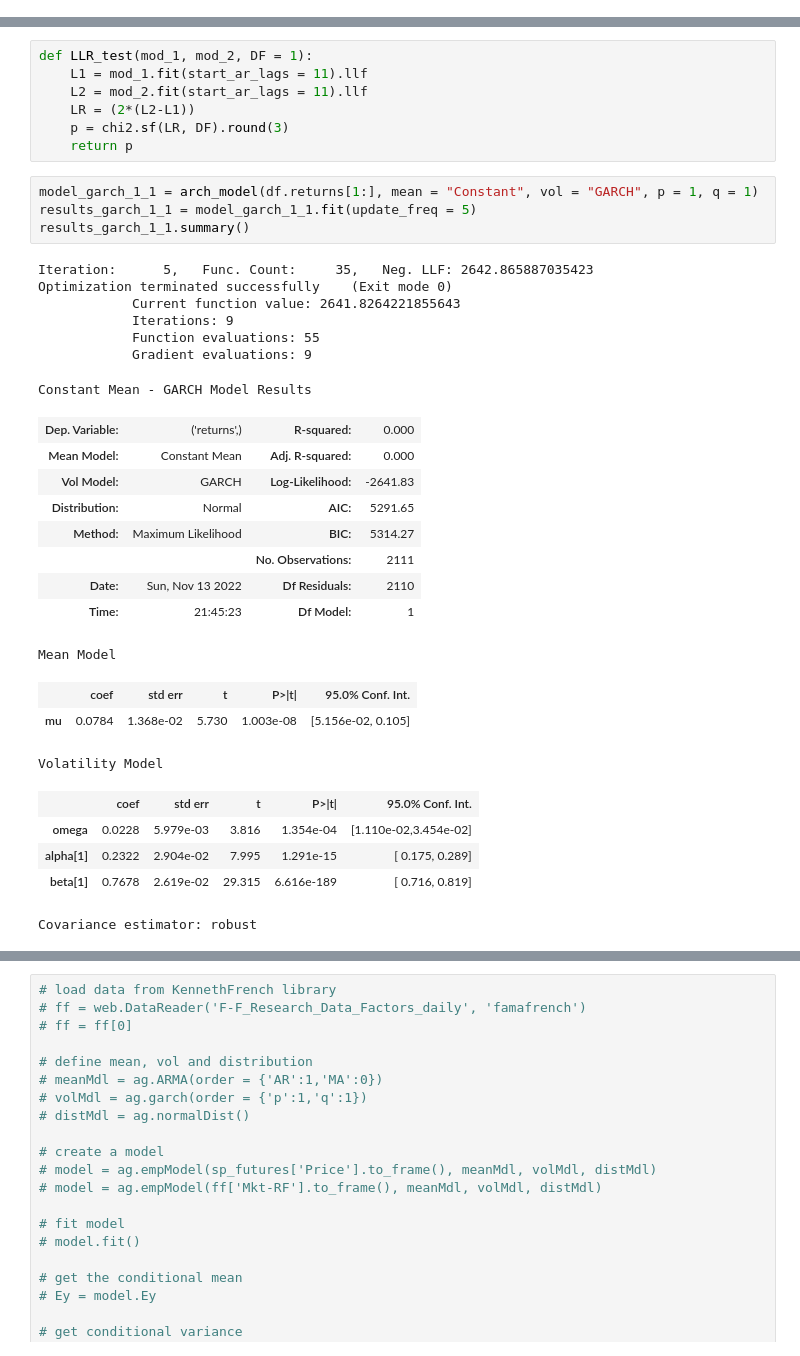
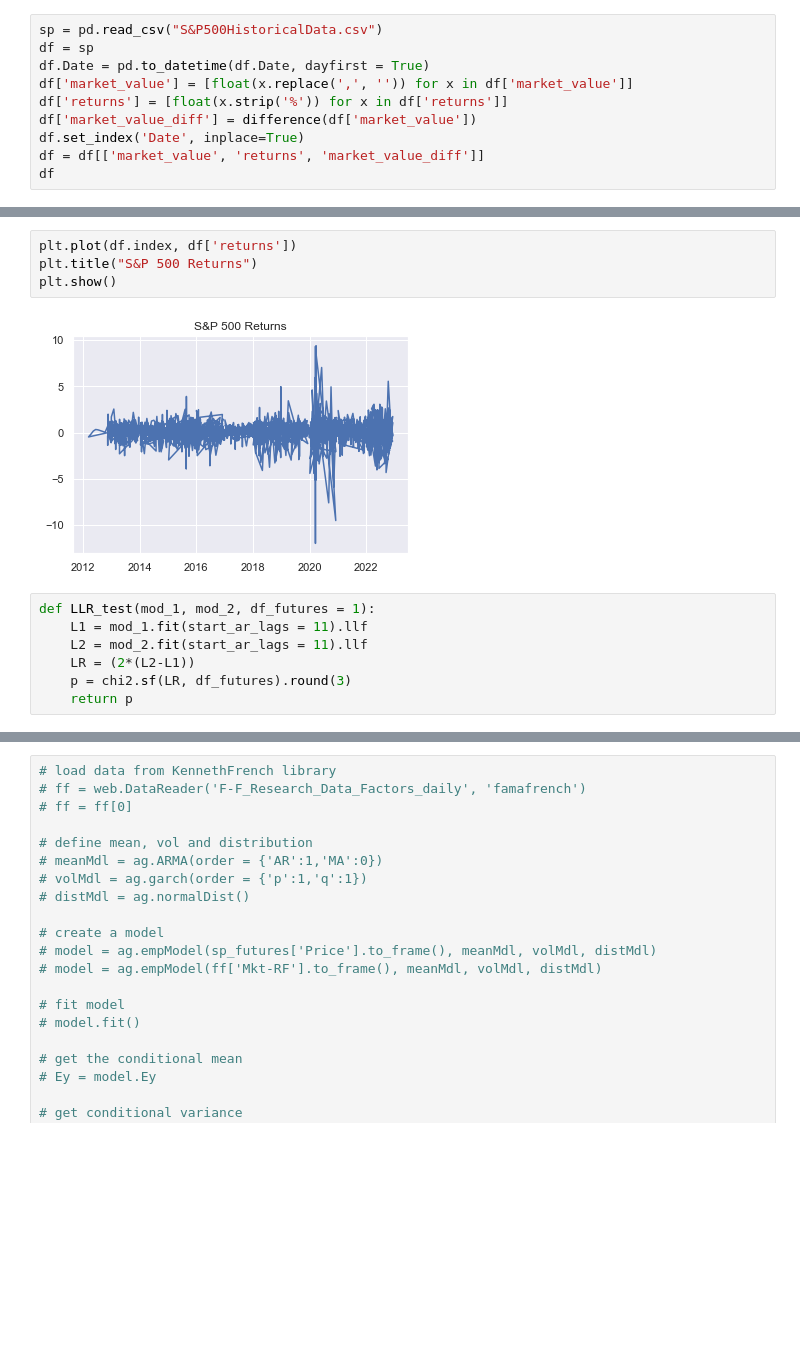
Before and after one commit to alexanderlerner/stats207project, a Jupyter notebook: garch_model.ipynb, the cells around one changed output, grey strips where cells are left out. Cells and saved outputs as stored; diff of their text form; blank space fills up the shorter version.

```diff
--- a/garch_model.ipynb
+++ b/garch_model.ipynb
@@ -58,0 +66,10 @@ See the caveats in the documentation: https://pandas.pydata.org/pandas-docs/stab
+# %%
+sp = pd.read_csv("S&P500HistoricalData.csv")
+df = sp
+df.Date = pd.to_datetime(df.Date, dayfirst = True)
+df['market_value'] = [float(x.replace(',', '')) for x in df['market_value']]
+df['returns'] = [float(x.strip('%')) for x in df['returns']]
+df['market_value_diff'] = difference(df['market_value'])
+df.set_index('Date', inplace=True)
+df = df[['market_value', 'returns', 'market_value_diff']]
+df
@@ -59,36 +91,13 @@ See the caveats in the documentation: https://pandas.pydata.org/pandas-docs/stab
+# %%
+plt.plot(df.index, df['returns'])
+plt.title("S&P 500 Returns")
+plt.show()
+# %% [output]
+[figure, added]
 # %%
-def LLR_test(mod_1, mod_2, DF = 1):
+def LLR_test(mod_1, mod_2, df_futures = 1):
     L1 = mod_1.fit(start_ar_lags = 11).llf
     L2 = mod_2.fit(start_ar_lags = 11).llf
     LR = (2*(L2-L1))
-    p = chi2.sf(LR, DF).round(3)
+    p = chi2.sf(LR, df_futures).round(3)
     return p
-# %%
-model_garch_1_1 = arch_model(df.returns[1:], mean = "Constant", vol = "GARCH", p = 1, q = 1)
-results_garch_1_1 = model_garch_1_1.fit(update_freq = 5)
-results_garch_1_1.summary()
-# %% [output]
-Iteration:      5,   Func. Count:     35,   Neg. LLF: 2642.865887035423
-Optimization terminated successfully    (Exit mode 0)
-            Current function value: 2641.8264221855643
-            Iterations: 9
-            Function evaluations: 55
-            Gradient evaluations: 9
-Constant Mean - GARCH Model Results
-| Dep. Variable: | ('returns',) | R-squared: | 0.000 |
-| Mean Model: | Constant Mean | Adj. R-squared: | 0.000 |
-| Vol Model: | GARCH | Log-Likelihood: | -2641.83 |
-| Distribution: | Normal | AIC: | 5291.65 |
-| Method: | Maximum Likelihood | BIC: | 5314.27 |
-|  |  | No. Observations: | 2111 |
-| Date: | Sun, Nov 13 2022 | Df Residuals: | 2110 |
-| Time: | 21:45:23 | Df Model: | 1 |
-Mean Model
-|  | coef | std err | t | P>|t| | 95.0% Conf. Int. |
-| mu | 0.0784 | 1.368e-02 | 5.730 | 1.003e-08 | [5.156e-02, 0.105] |
-Volatility Model
-|  | coef | std err | t | P>|t| | 95.0% Conf. Int. |
-| omega | 0.0228 | 5.979e-03 | 3.816 | 1.354e-04 | [1.110e-02,3.454e-02] |
-| alpha[1] | 0.2322 | 2.904e-02 | 7.995 | 1.291e-15 | [ 0.175, 0.289] |
-| beta[1] | 0.7678 | 2.619e-02 | 29.315 | 6.616e-189 | [ 0.716, 0.819] |
-Covariance estimator: robust
```
Also changed, not shown: parts of 16 cells of this notebook, 3 other files.
